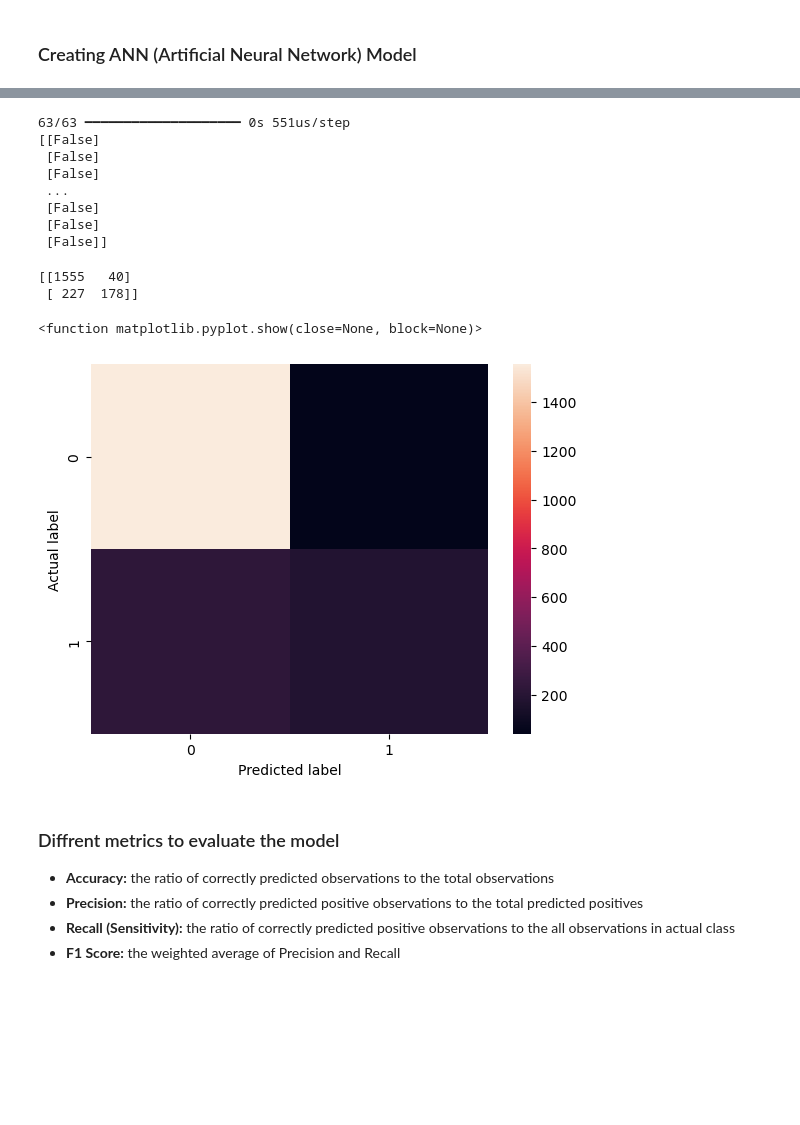
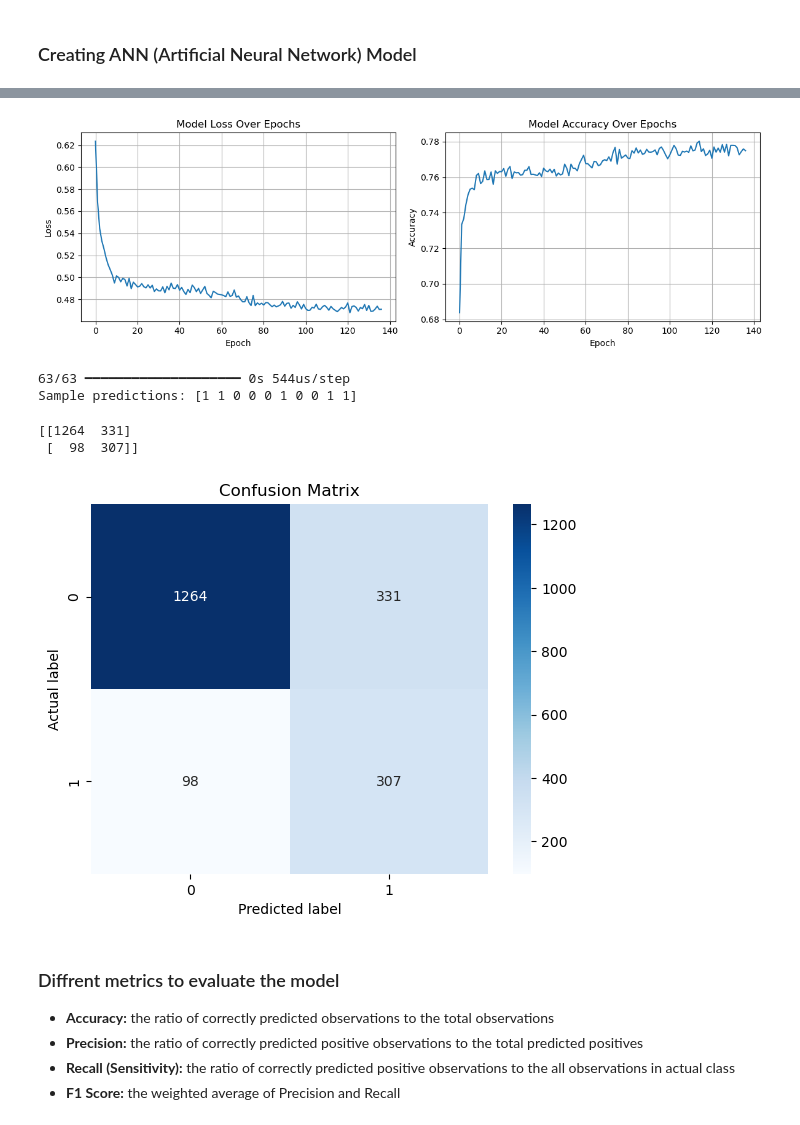
Before and after one commit to marlonmunoz/DeepLearning-ANN-Build-and-Optimize, a Jupyter notebook: ANN_project.ipynb, the cells around one changed output, grey strips where cells are left out. Cells and saved outputs as stored; diff of their text form; code cells hidden in the pictures; blank space fills up the shorter version.

Commit message:
model prediction improved performance

```diff
--- a/ANN_project.ipynb
+++ b/ANN_project.ipynb
@@ -221,7 +221,7 @@ from sklearn.preprocessing import StandardScaler
 
 sc = StandardScaler()
 X_train = sc.fit_transform(X_train)
-X_test = sc.fit_transform(X_test)
+X_test = sc.transform(X_test)
 # %% [markdown]
 ### Oversampling Method
 # %%
@@ -237,26 +267,32 @@ X_train, y_train = oversample.fit_resample(x, y)
 ### Creating ANN (Artificial Neural Network) Model
 # %%
 from keras.models import Sequential
-from keras.layers import Dense
+from keras.layers import Dense, Dropout
+from keras.callbacks import EarlyStopping
 
 # Inintialize the ANN
-
 classifier = Sequential()
 
 # Adding first input layer and hidden layer
 # The more number of hidden layers, the more accurate the model will be, but it will also take more time to train
 
-classifier.add(Dense(units=7, kernel_initializer='uniform', activation='relu', input_dim=13))
+classifier.add(Dense(units=16, kernel_initializer='uniform', activation='relu', input_dim=13))
+classifier.add(Dropout(0.3)) # Dropout 20% of neurons
 
 # Adding second hidden layer
-classifier.add(Dense(units=7, kernel_initializer='uniform', activation='relu'))
+classifier.add(Dense(units=8, kernel_initializer='uniform', activation='relu'))
+classifier.add(Dropout(0.3)) # Dropout 20% of neurons
 
 # Adding output layer
 classifier.add(Dense(units=1, kernel_initializer='uniform', activation='sigmoid'))
 
 # Compiling the ANN
-classifier.compile(optimizer='adam', loss='binary_crossentropy', metrics=['accuracy'])
+classifier.compile(optimizer='adam', metrics=['accuracy'], loss='binary_crossentropy')
 
 # training the ANN on the training set
-classifier.fit(X_train, y_train, batch_size=10, epochs=100)
+# classifier.fit(X_train, y_train, batch_size=10, epochs=100)
+
+# Training with Early Stopping
+early_stop = EarlyStopping(monitor='loss', patience=15, restore_best_weights=True, verbose=1)
+history = classifier.fit(X_train, y_train, batch_size=10, epochs=200, callbacks=[early_stop], verbose=1)
 # %% [output]
@@ -282,34 +317,55 @@ Epoch 100/100
+# %%
+# Visualize training history
+plt.figure(figsize=(12, 4))
+
+plt.subplot( 1, 2, 1)
+plt.plot(history.history['loss'])
+plt.title('Model Loss Over Epochs')
+plt.ylabel('Loss')
+plt.xlabel('Epoch')
+plt.grid(True)
+
+plt.subplot( 1, 2, 2)
+plt.plot(history.history['accuracy'])
+plt.title('Model Accuracy Over Epochs')
+plt.ylabel('Accuracy')
+plt.xlabel('Epoch')
+plt.grid(True)
+
+plt.tight_layout()
+plt.show()
+# %% [output]
+[figure, added]
 # %%
 # Make predictions and evaluate the model
 y_pred = classifier.predict(X_test)
-y_pred = (y_pred > 0.5) # Convert probabilities to binary output
-print(y_pred)
+y_pred = (y_pred > 0.5).astype(int).flatten() # Convert probabilities to binary output
+
+
+# Flatten y_test for consistent shape
+y_test_flat = y_test.values.ravel()
+
+print(f"Sample predictions: {y_pred[:10]}")
 # %% [output]
-63/63 ━━━━━━━━━━━━━━━━━━━━ 0s 551us/step
-[[False]
- [False]
- [False]
- ...
- [False]
- [False]
- [False]]
+63/63 ━━━━━━━━━━━━━━━━━━━━ 0s 544us/step
+Sample predictions: [1 1 0 0 0 1 0 0 1 1]
 # %%
 # Make confusion matrix
 from sklearn.metrics import confusion_matrix
 
-cm = confusion_matrix(y_test, y_pred)
+cm = confusion_matrix(y_test_flat, y_pred)
 print(cm)
 # %% [output]
-[[1555   40]
- [ 227  178]]
+[[1264  331]
+ [  98  307]]
 # %%
-sns.heatmap(pd.DataFrame(cm))
+sns.heatmap(pd.DataFrame(cm), annot=True, fmt='d', cmap='Blues')
 plt.xlabel("Predicted label")
 plt.ylabel("Actual label")
-plt.show
+plt.title("Confusion Matrix")
+plt.show()
 # %% [output]
-<function matplotlib.pyplot.show(close=None, block=None)>
-[figure, old version]
+[figure, new version]
 # %% [markdown]
 ### Diffrent metrics to evaluate the model
 <!-- - **Confusion Matrix:** a table that is used to evaluate the performance of a classification model -->
```
Also changed, not shown: parts of 5 cells of this notebook.
